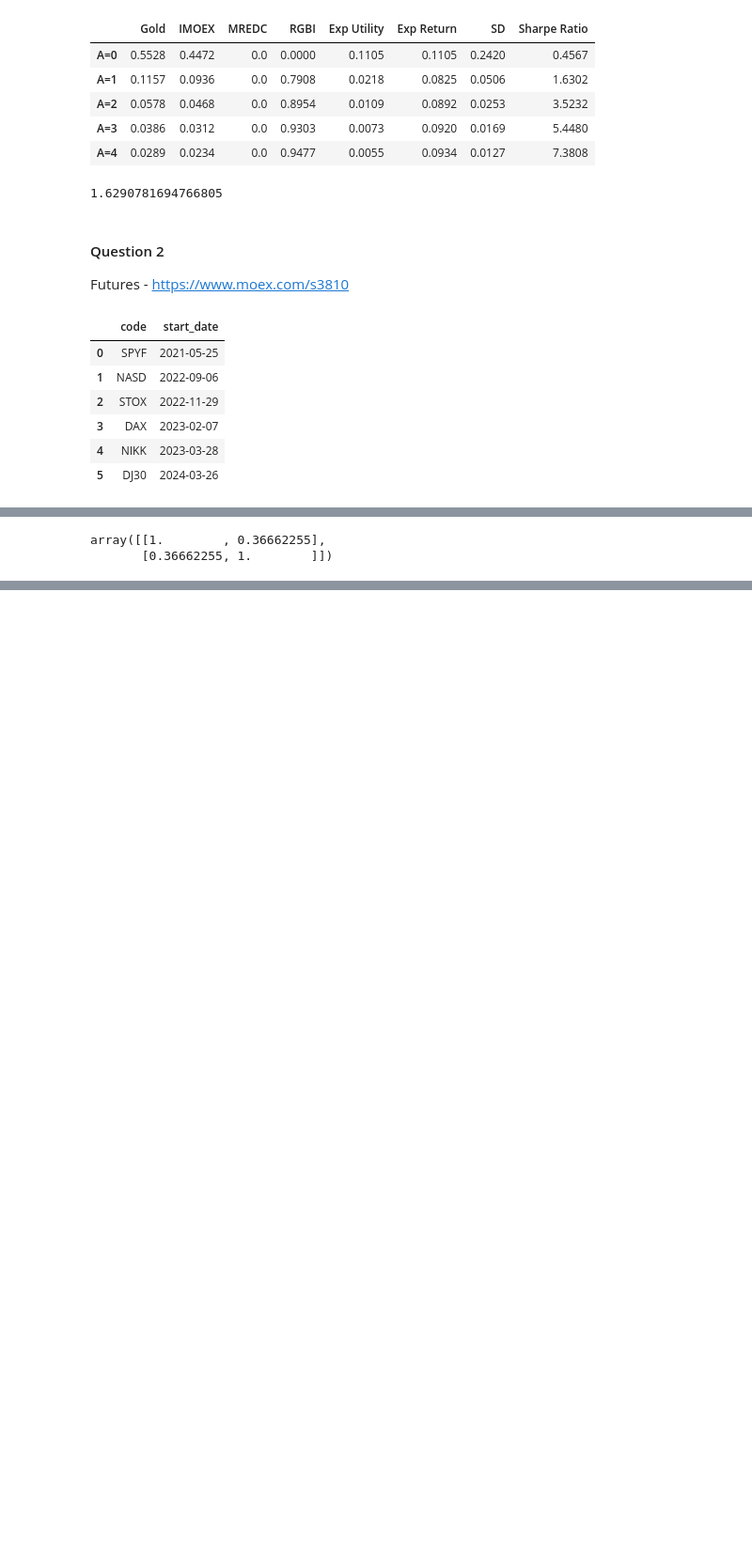
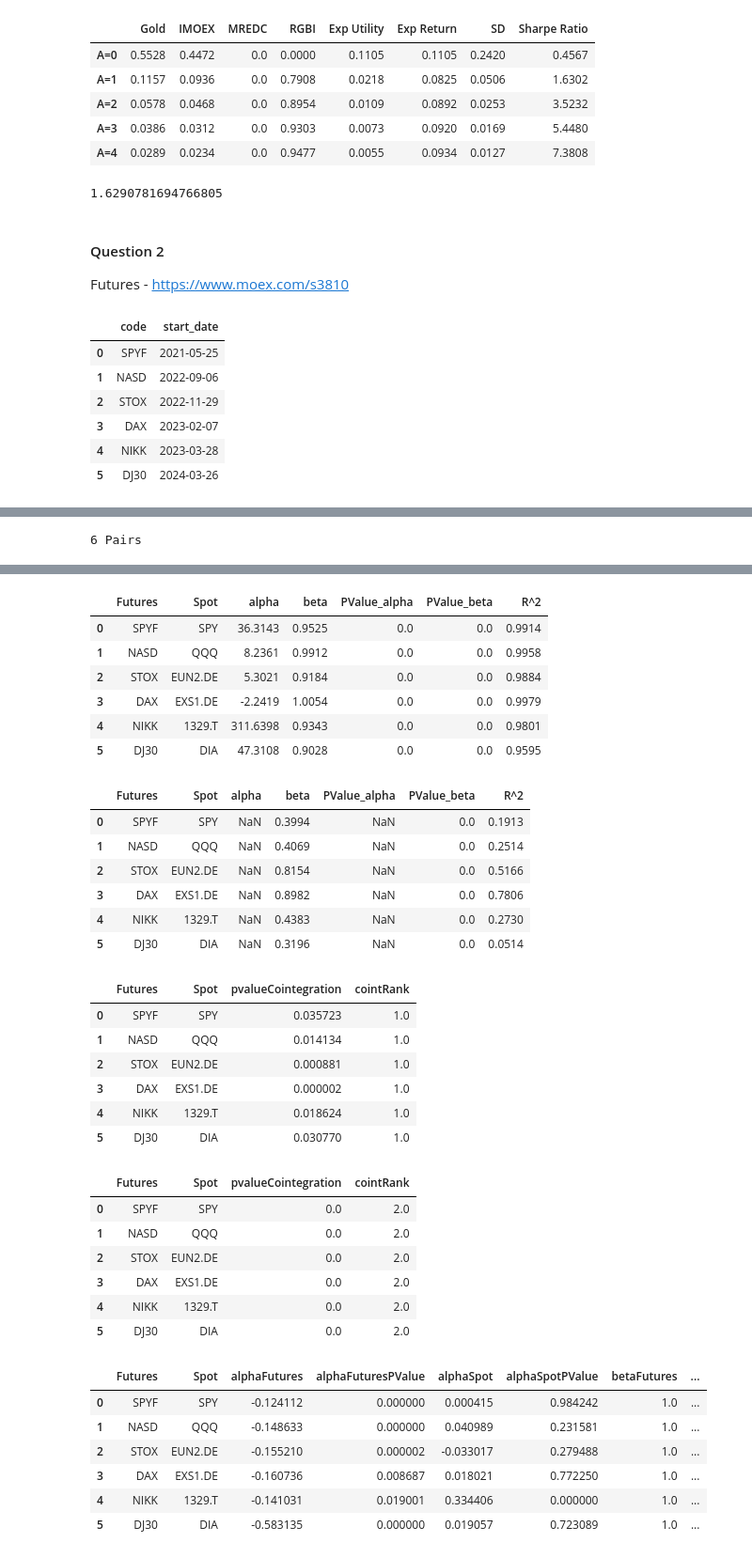
Before and after one commit to valkhodzhaev/RanepaLab, a Jupyter notebook: notebooks/futures.ipynb, the cells around one changed output, grey strips where cells are left out. Shown at 94% size. Drawn from its saved outputs; the diff is of its cells as text; code cells hidden in the pictures; blank space fills up the shorter version.

```diff
--- a/notebooks/futures.ipynb
+++ b/notebooks/futures.ipynb
@@ -639,12 +643 @@ for code in data['code'].unique():
 [figure]
-# %%
-dataSelect = data[data['code'] == 'NIKK'].copy()
-
-F = np.diff(np.log(dataSelect['futuresPrice']))
-S = np.diff(np.log(dataSelect['underPrice']))
-
-
-np.corrcoef(F, S)
-# %% [output]
-array([[1.        , 0.36662255],
-       [0.36662255, 1.        ]])
@@ -650,0 +786,5 @@ array([[1.        , 0.36662255],
+# %%
+q2Analysis = ETFFuturesAnalysis(data)
+q2Analysis.getStats()
+# %% [output]
+6 Pairs
@@ -650,0 +805,35 @@ array([[1.        , 0.36662255],
+|  | Futures | Spot | alpha | beta | PValue_alpha | PValue_beta | R^2 |
+| 0 | SPYF | SPY | 36.3143 | 0.9525 | 0.0 | 0.0 | 0.9914 |
+| 1 | NASD | QQQ | 8.2361 | 0.9912 | 0.0 | 0.0 | 0.9958 |
+| 2 | STOX | EUN2.DE | 5.3021 | 0.9184 | 0.0 | 0.0 | 0.9884 |
+| 3 | DAX | EXS1.DE | -2.2419 | 1.0054 | 0.0 | 0.0 | 0.9979 |
+| 4 | NIKK | 1329.T | 311.6398 | 0.9343 | 0.0 | 0.0 | 0.9801 |
+| 5 | DJ30 | DIA | 47.3108 | 0.9028 | 0.0 | 0.0 | 0.9595 |
+|  | Futures | Spot | alpha | beta | PValue_alpha | PValue_beta | R^2 |
+| 0 | SPYF | SPY | NaN | 0.3994 | NaN | 0.0 | 0.1913 |
+| 1 | NASD | QQQ | NaN | 0.4069 | NaN | 0.0 | 0.2514 |
+| 2 | STOX | EUN2.DE | NaN | 0.8154 | NaN | 0.0 | 0.5166 |
+| 3 | DAX | EXS1.DE | NaN | 0.8982 | NaN | 0.0 | 0.7806 |
+| 4 | NIKK | 1329.T | NaN | 0.4383 | NaN | 0.0 | 0.2730 |
+| 5 | DJ30 | DIA | NaN | 0.3196 | NaN | 0.0 | 0.0514 |
+|  | Futures | Spot | pvalueCointegration | cointRank |
+| 0 | SPYF | SPY | 0.035723 | 1.0 |
+| 1 | NASD | QQQ | 0.014134 | 1.0 |
+| 2 | STOX | EUN2.DE | 0.000881 | 1.0 |
+| 3 | DAX | EXS1.DE | 0.000002 | 1.0 |
+| 4 | NIKK | 1329.T | 0.018624 | 1.0 |
+| 5 | DJ30 | DIA | 0.030770 | 1.0 |
+|  | Futures | Spot | pvalueCointegration | cointRank |
+| 0 | SPYF | SPY | 0.0 | 2.0 |
+| 1 | NASD | QQQ | 0.0 | 2.0 |
+| 2 | STOX | EUN2.DE | 0.0 | 2.0 |
+| 3 | DAX | EXS1.DE | 0.0 | 2.0 |
+| 4 | NIKK | 1329.T | 0.0 | 2.0 |
+| 5 | DJ30 | DIA | 0.0 | 2.0 |
+|  | Futures | Spot | alphaFutures | alphaFuturesPValue | alphaSpot | alphaSpotPValue | betaFutures | ... |
+| 0 | SPYF | SPY | -0.124112 | 0.000000 | 0.000415 | 0.984242 | 1.0 | ... |
+| 1 | NASD | QQQ | -0.148633 | 0.000000 | 0.040989 | 0.231581 | 1.0 | ... |
+| 2 | STOX | EUN2.DE | -0.155210 | 0.000002 | -0.033017 | 0.279488 | 1.0 | ... |
+| 3 | DAX | EXS1.DE | -0.160736 | 0.008687 | 0.018021 | 0.772250 | 1.0 | ... |
+| 4 | NIKK | 1329.T | -0.141031 | 0.019001 | 0.334406 | 0.000000 | 1.0 | ... |
+| 5 | DJ30 | DIA | -0.583135 | 0.000000 | 0.019057 | 0.723089 | 1.0 | ... |
```
Also changed, not shown: parts of 5 cells of this notebook.
